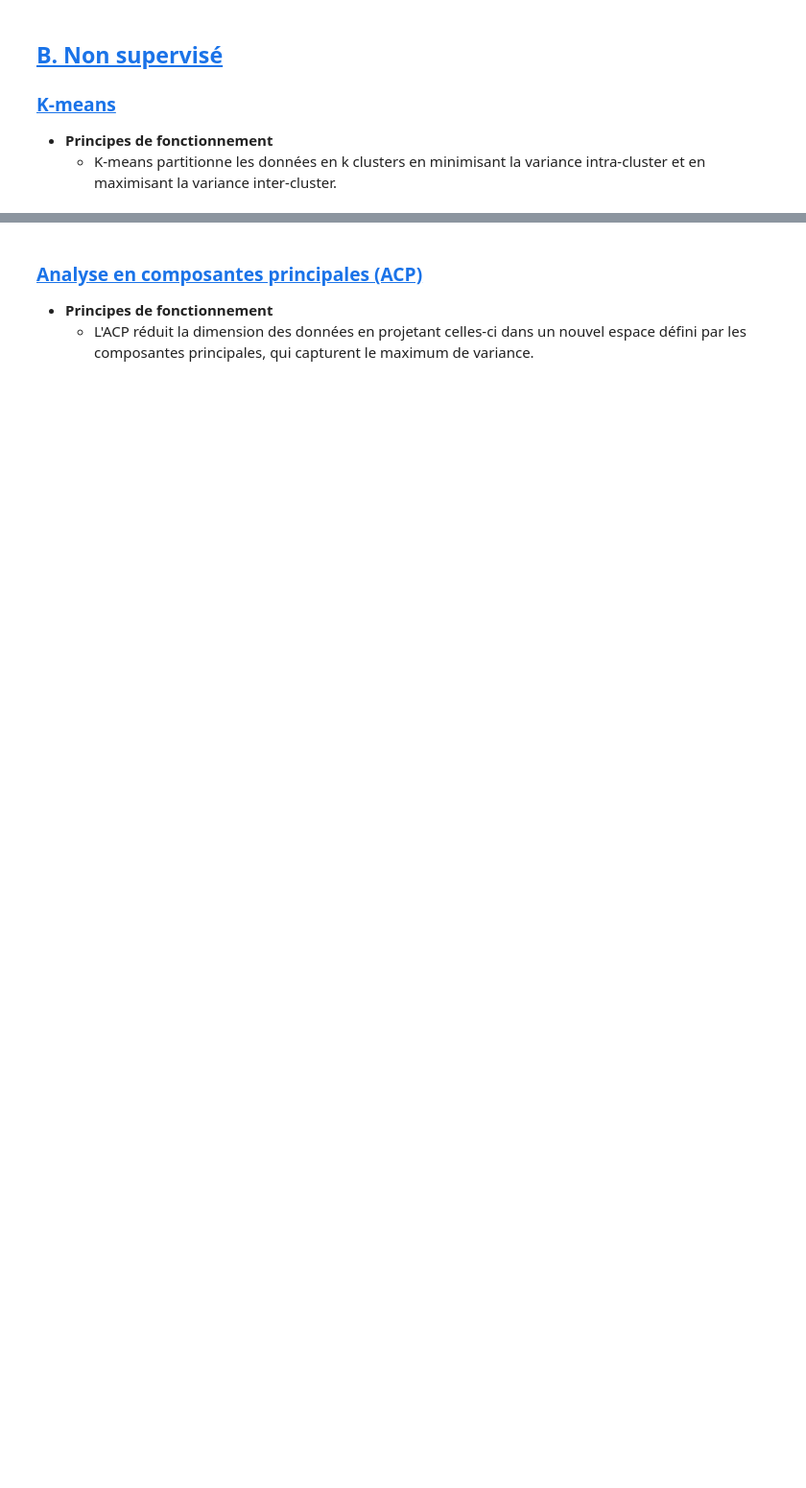
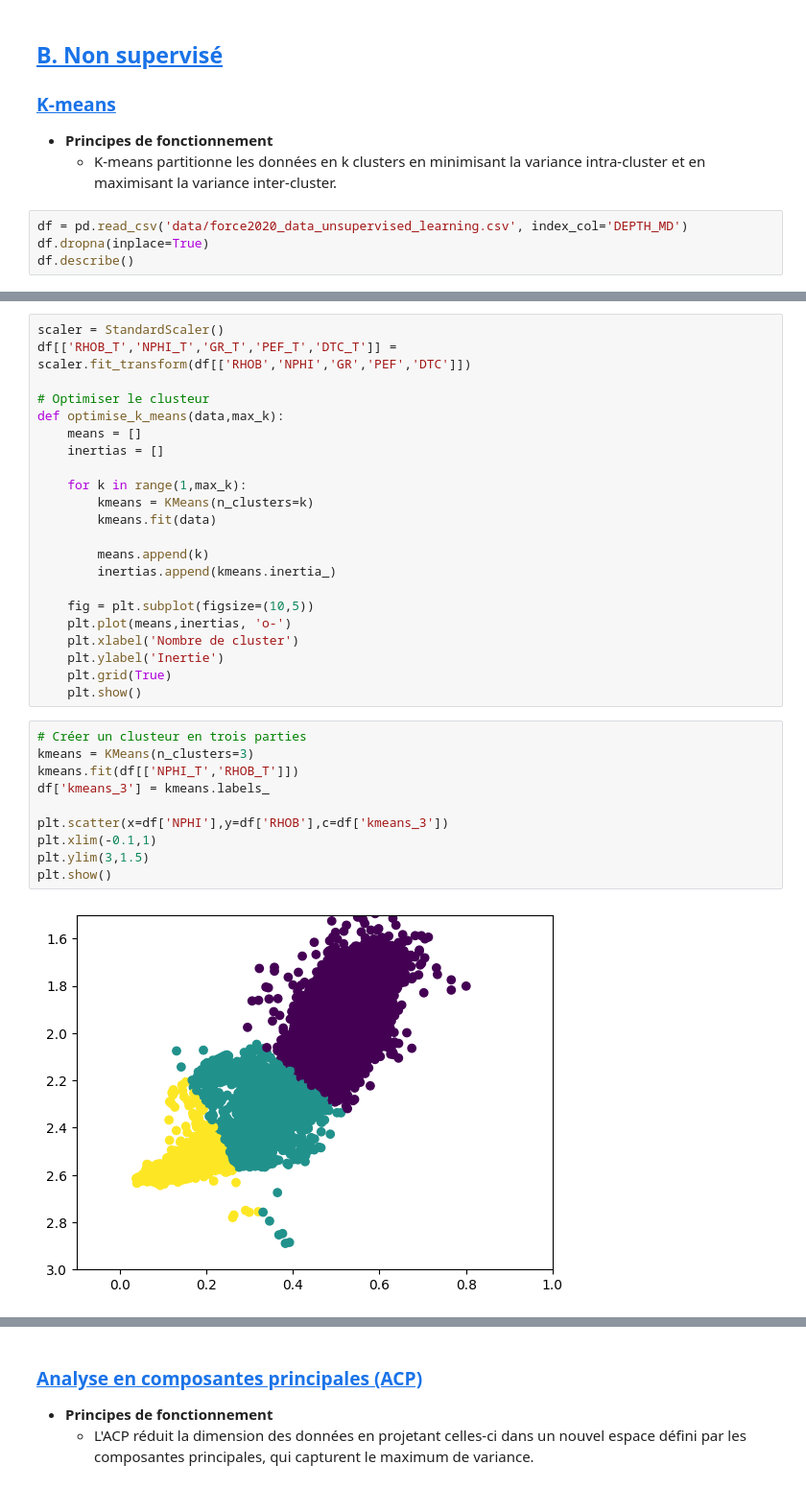
Before and after one commit to MatheoKatbie/ML-Project, a Jupyter notebook: machine-learning.ipynb, the cells around one changed output, grey strips where cells are left out. Shown at 96% size. Saved outputs shown, nothing was run; the diff lists cells and outputs as text; blank space fills up the shorter version.

```diff
--- a/machine-learning.ipynb
+++ b/machine-learning.ipynb
@@ -253,3 +246,7 @@ print(X_train.shape)
 ### <a id='toc3_2_1_'></a>[K-means](#toc0_)
    - **Principes de fonctionnement**
      - K-means partitionne les données en k clusters en minimisant la variance intra-cluster et en maximisant la variance inter-cluster.
+# %%
+df = pd.read_csv('data/force2020_data_unsupervised_learning.csv', index_col='DEPTH_MD')
+df.dropna(inplace=True)
+df.describe()
@@ -255,0 +263,34 @@ print(X_train.shape)
+# %%
+scaler = StandardScaler()
+df[['RHOB_T','NPHI_T','GR_T','PEF_T','DTC_T']] = scaler.fit_transform(df[['RHOB','NPHI','GR','PEF','DTC']])
+
+# Optimiser le clusteur
+def optimise_k_means(data,max_k):
+    means = []
+    inertias = []
+
+    for k in range(1,max_k):
+        kmeans = KMeans(n_clusters=k)
+        kmeans.fit(data)
+
+        means.append(k)
+        inertias.append(kmeans.inertia_)
+
+    fig = plt.subplot(figsize=(10,5))
+    plt.plot(means,inertias, 'o-')
+    plt.xlabel('Nombre de cluster')
+    plt.ylabel('Inertie')
+    plt.grid(True)
+    plt.show()
+# %%
+# Créer un clusteur en trois parties
+kmeans = KMeans(n_clusters=3)
+kmeans.fit(df[['NPHI_T','RHOB_T']])
+df['kmeans_3'] = kmeans.labels_
+
+plt.scatter(x=df['NPHI'],y=df['RHOB'],c=df['kmeans_3'])
+plt.xlim(-0.1,1)
+plt.ylim(3,1.5)
+plt.show()
+# %% [output]
+[figure, added]
```
Also changed, not shown: parts of 11 cells of this notebook, 2 other files.
